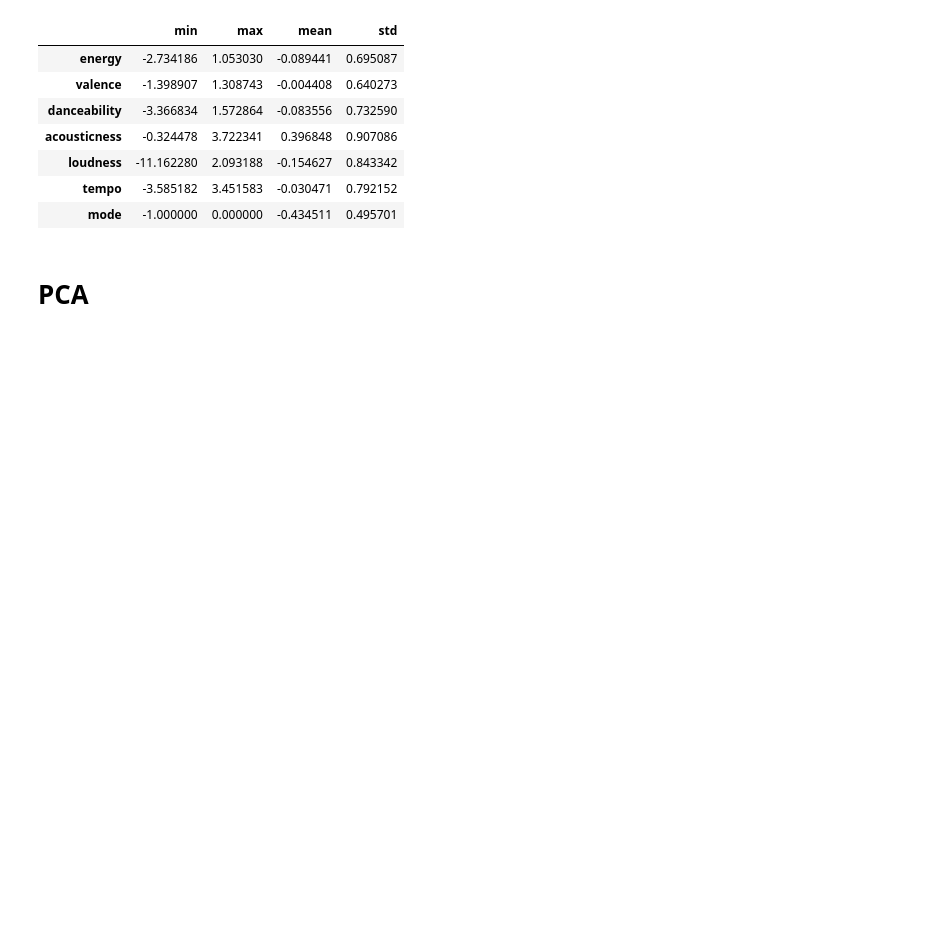
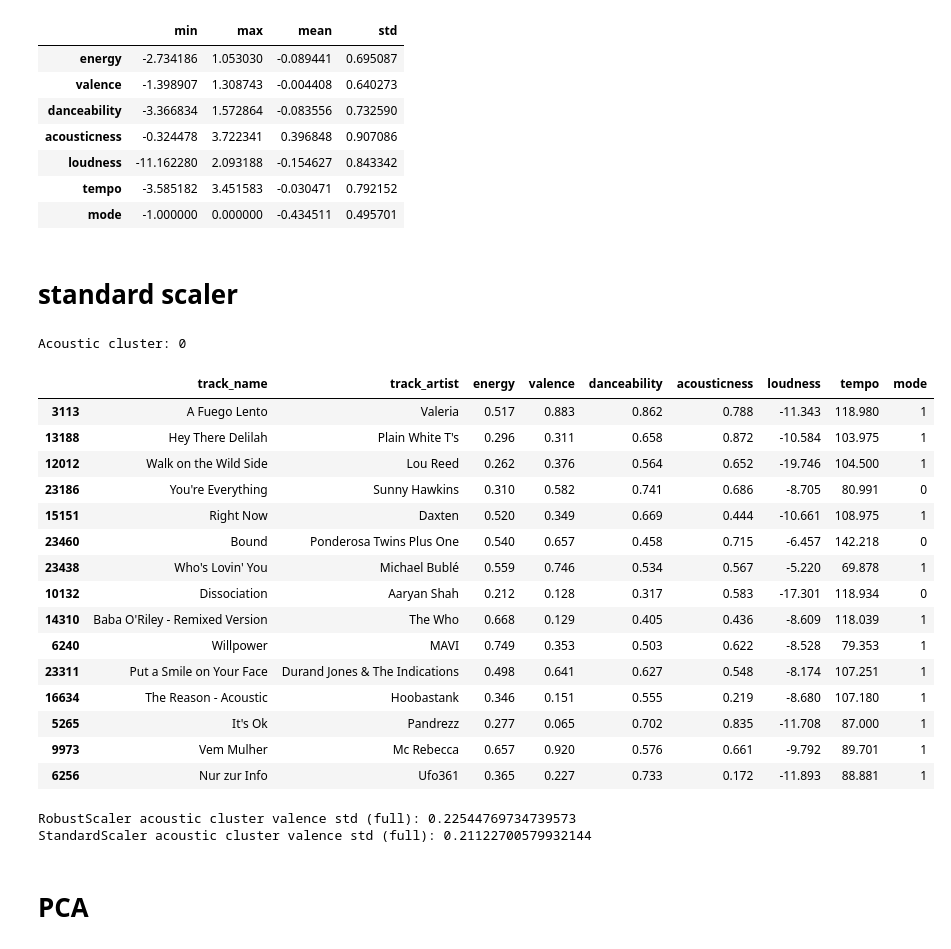
Before and after one commit to GanaElansary/capstone-project, a Jupyter notebook: second topic/spotify.ipynb, the cells around one changed output. Saved outputs shown, nothing was run; the diff lists cells and outputs as text; code cells hidden in the pictures; blank space fills up the shorter version.

```diff
--- a/second topic/spotify.ipynb
+++ b/second topic/spotify.ipynb
@@ -164,6 +235,46 @@ X_scaled.describe().T[['min','max','mean','std']]
 | loudness | -11.162280 | 2.093188 | -0.154627 | 0.843342 |
 | tempo | -3.585182 | 3.451583 | -0.030471 | 0.792152 |
 | mode | -1.000000 | 0.000000 | -0.434511 | 0.495701 |
+# %% [markdown]
+# standard scaler
+# %%
+scaler_std = StandardScaler()
+X_scaled_std = scaler_std.fit_transform(df2[dna_feats])
+
+kmeans_final_std = KMeans(n_clusters=FINAL_K, random_state=42, n_init=10)
+labels_std = kmeans_final_std.fit_predict(X_scaled_std)
+
+df2['cluster_std'] = labels_std
+
+cluster_profile_std = df2.groupby('cluster_std')[dna_feats].mean()
+acoustic_cluster = cluster_profile_std['acousticness'].idxmax()
+print("Acoustic cluster:", acoustic_cluster)
+
+df2[df2['cluster_std'] == acoustic_cluster][['track_name', 'track_artist'] + dna_feats].sample(15, random_state=42)
+# %% [output]
+Acoustic cluster: 0
+|  | track_name | track_artist | energy | valence | danceability | acousticness | loudness | tempo | mode |
+| 3113 | A Fuego Lento | Valeria | 0.517 | 0.883 | 0.862 | 0.788 | -11.343 | 118.980 | 1 |
+| 13188 | Hey There Delilah | Plain White T's | 0.296 | 0.311 | 0.658 | 0.872 | -10.584 | 103.975 | 1 |
+| 12012 | Walk on the Wild Side | Lou Reed | 0.262 | 0.376 | 0.564 | 0.652 | -19.746 | 104.500 | 1 |
+| 23186 | You're Everything | Sunny Hawkins | 0.310 | 0.582 | 0.741 | 0.686 | -8.705 | 80.991 | 0 |
+| 15151 | Right Now | Daxten | 0.520 | 0.349 | 0.669 | 0.444 | -10.661 | 108.975 | 1 |
+| 23460 | Bound | Ponderosa Twins Plus One | 0.540 | 0.657 | 0.458 | 0.715 | -6.457 | 142.218 | 0 |
+| 23438 | Who's Lovin' You | Michael Bublé | 0.559 | 0.746 | 0.534 | 0.567 | -5.220 | 69.878 | 1 |
+| 10132 | Dissociation | Aaryan Shah | 0.212 | 0.128 | 0.317 | 0.583 | -17.301 | 118.934 | 0 |
+| 14310 | Baba O'Riley - Remixed Version | The Who | 0.668 | 0.129 | 0.405 | 0.436 | -8.609 | 118.039 | 1 |
+| 6240 | Willpower | MAVI | 0.749 | 0.353 | 0.503 | 0.622 | -8.528 | 79.353 | 1 |
+| 23311 | Put a Smile on Your Face | Durand Jones & The Indications | 0.498 | 0.641 | 0.627 | 0.548 | -8.174 | 107.251 | 1 |
+| 16634 | The Reason - Acoustic | Hoobastank | 0.346 | 0.151 | 0.555 | 0.219 | -8.680 | 107.180 | 1 |
+| 5265 | It's Ok | Pandrezz | 0.277 | 0.065 | 0.702 | 0.835 | -11.708 | 87.000 | 1 |
+| 9973 | Vem Mulher | Mc Rebecca | 0.657 | 0.920 | 0.576 | 0.661 | -9.792 | 89.701 | 1 |
+| 6256 | Nur zur Info | Ufo361 | 0.365 | 0.227 | 0.733 | 0.172 | -11.893 | 88.881 | 1 |
+# %%
+print("RobustScaler acoustic cluster valence std (full):", df2[df2['cluster'] == acoustic_cluster_robust]['valence'].std())
+print("StandardScaler acoustic cluster valence std (full):", df2[df2['cluster_std'] == acoustic_cluster]['valence'].std())
+# %% [output]
+RobustScaler acoustic cluster valence std (full): 0.22544769734739573
+StandardScaler acoustic cluster valence std (full): 0.21122700579932144
 # %% [markdown]
 # PCA
 # %%
```
Also changed, not shown: parts of 17 cells of this notebook, 7 other files.
